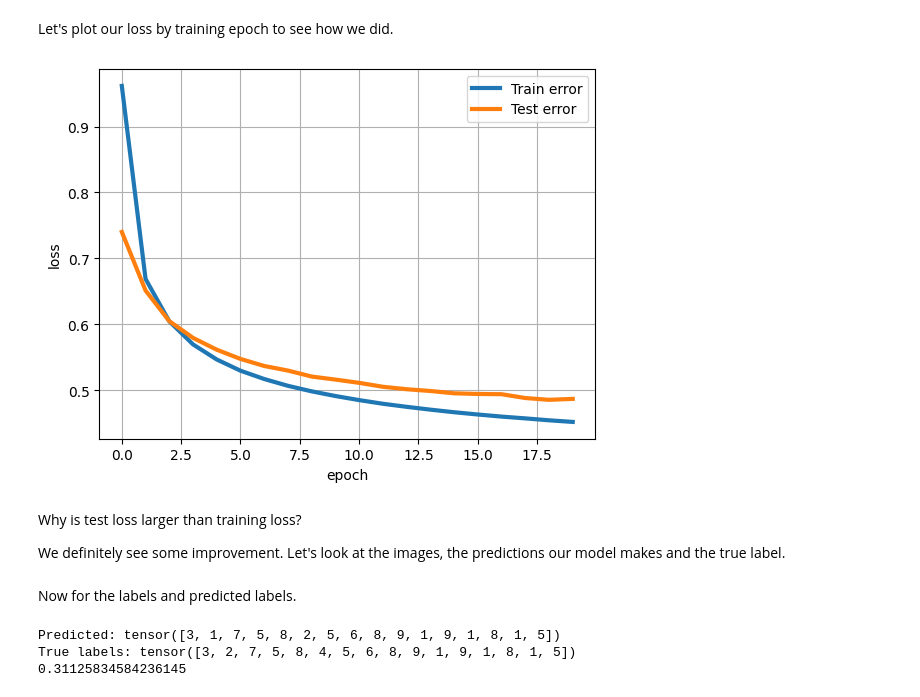
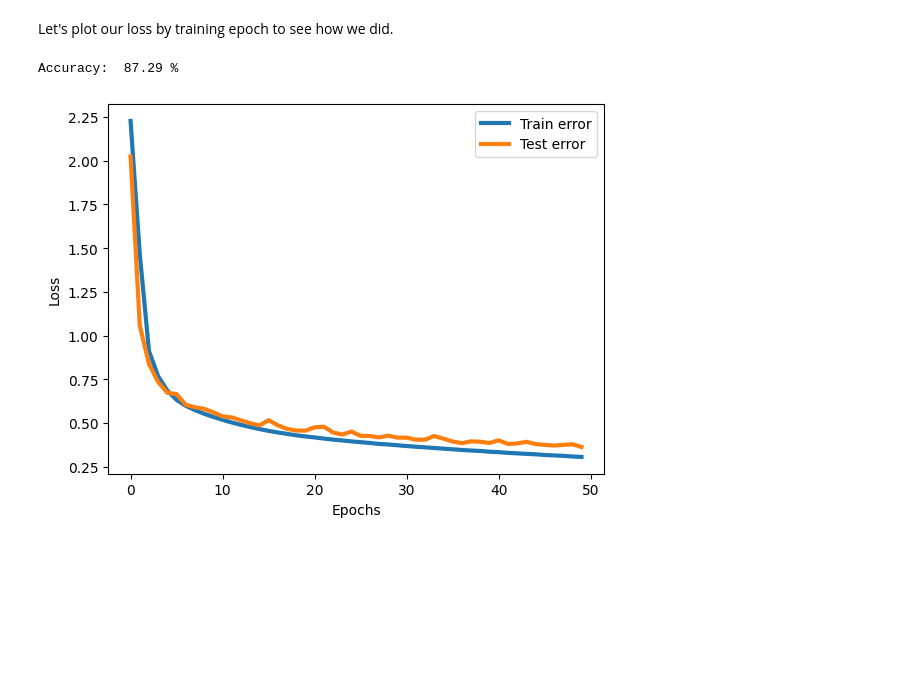
Before and after one commit to anuj3509/practice-dl, a Jupyter notebook: dl_hw1_3.ipynb, the cells around one changed output. Cells and saved outputs as stored; diff of their text form; code cells hidden in the pictures; blank space fills up the shorter version.

```diff
--- a/dl_hw1_3.ipynb
+++ b/dl_hw1_3.ipynb
@@ -103,7 +10,0 @@ Here is an example with matrices and vectors:
-# %%
-A = torch.rand(2,2)
-b = torch.rand(2,1)
-x = torch.rand(2,1, requires_grad = True)
-
-y = torch.matmul(A, x) + b
-z = y.sum()
@@ -230,11 +105,11 @@ class LinearReg(torch.nn.Module):
     return x
 
 
-model = LinearReg() # Step 1: architecture
+model = LinearReg().cuda() # Step 1: architecture
 print(model)
 loss = torch.nn.CrossEntropyLoss() # Step 2: loss
 # optimizer = torch.optim.SGD(model.parameters(), lr=0.01) # Step 3: training method
-optimizer = torch.optim.SGD(model.parameters(), lr=0.001) # Step 3: training method
+optimizer = torch.optim.SGD(model.parameters(), lr=0.005) # Step 3: training method
 # %% [output]
 LinearReg(
   (fc1): Linear(in_features=784, out_features=256, bias=True)
@@ -248,15 +123,17 @@ Now let's train our model!
 train_loss_history = []
 test_loss_history = []
 
-for epoch in range(20):
+for epoch in range(50):
   train_loss = 0.0
   test_loss = 0.0
+  correct = 0
+  total = 0
 
   model.train()
   for i, data in enumerate(trainDataLoader):
     images, labels = data
-    # images = images.cuda()
-    # labels = labels.cuda()
+    images = images.cuda()
+    labels = labels.cuda()
     optimizer.zero_grad() # zero out any gradient values from the previous iteration
     predicted_output = model(images.view(-1, 28*28)) # forward propagation
     fit = loss(predicted_output, labels)  # calculate our measure of goodness
@@ -268,11 +145,16 @@ for epoch in range(20):
   for i, data in enumerate(testDataLoader):
     with torch.no_grad():
       images, labels = data
-      # images = images.cuda()
-      # labels = labels.cuda()
+      images = images.cuda()
+      labels = labels.cuda()
       predicted_output = model(images.view(-1, 28*28))
       fit = loss(predicted_output, labels)
       test_loss += fit.item()
+      for idx, i in enumerate(predicted_output):
+        if torch.argmax(i) == labels[idx]:
+          correct += 1
+        total += 1
+
   train_loss = train_loss / len(trainDataLoader)
   test_loss = test_loss / len(testDataLoader)
   train_loss_history += [train_loss]
@@ -283,29 +181,16 @@ RuntimeError: Found no NVIDIA driver on your system. Please check that you have
 # %% [markdown]
 Let's plot our loss by training epoch to see how we did.
+# %%
+print("Accuracy: ", 100*round(correct/total, 5), "%")   #Accuracy calculation
+# %% [output]
+Accuracy:  87.29 %
 # %%
-plt.plot(range(20),train_loss_history,'-',linewidth=3,label='Train error')
-plt.plot(range(20),test_loss_history,'-',linewidth=3,label='Test error')
-plt.xlabel('epoch')
-plt.ylabel('loss')
-plt.grid(True)
+plt.plot(range(50),train_loss_history,'-',linewidth=3,label='Train error')
+plt.plot(range(50),test_loss_history,'-',linewidth=3,label='Test error')
+plt.xlabel('Epochs')
+plt.ylabel('Loss')
+# plt.grid(True)
 plt.legend()
 plt.show()
 # %% [output]
-[figure, old version]
+[figure, new version]
-# %% [markdown]
-Why is test loss larger than training loss?
-
-We definitely see some improvement. Let's look at the images, the predictions our model makes and the true label.
-# %% [markdown]
-Now for the labels and predicted labels.
-# %%
-predicted_outputs = model(images)
-predicted_classes = torch.max(predicted_outputs, 1)[1]
-print('Predicted:', predicted_classes)
-fit = loss(predicted_output, labels)
-print('True labels:', labels)
-print(fit.item())
-# %% [output]
-Predicted: tensor([3, 1, 7, 5, 8, 2, 5, 6, 8, 9, 1, 9, 1, 8, 1, 5])
-True labels: tensor([3, 2, 7, 5, 8, 4, 5, 6, 8, 9, 1, 9, 1, 8, 1, 5])
-0.31125834584236145
```
Also changed, not shown: parts of 26 cells of this notebook.
